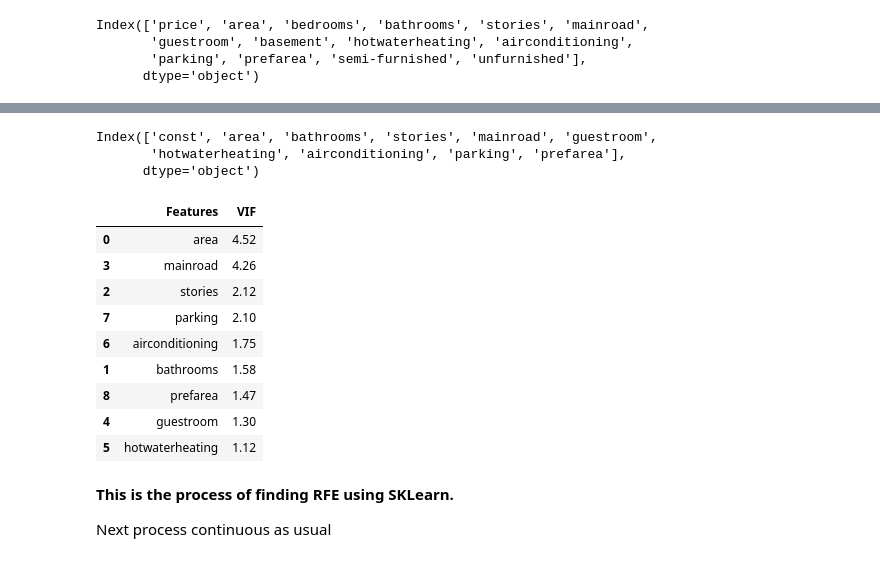
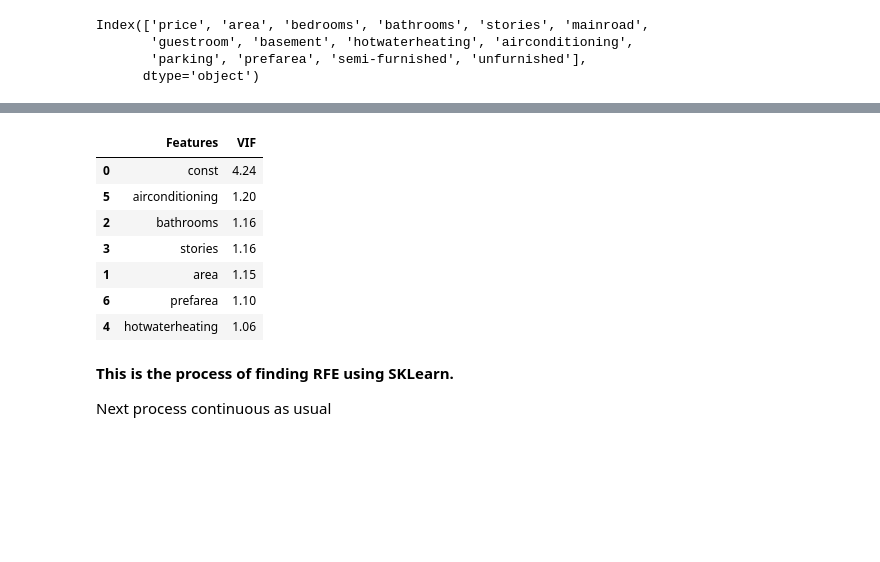
Before and after one commit to shruthisony/LinearRegression, a Jupyter notebook: Multiple_Linear_Regression.ipynb, the cells around one changed output, grey strips where cells are left out. Saved outputs shown, nothing was run; the diff lists cells and outputs as text; code cells hidden in the pictures; blank space fills up the shorter version.

```diff
--- a/Multiple_Linear_Regression.ipynb
+++ b/Multiple_Linear_Regression.ipynb
@@ -755,7 +748,7 @@ lm.fit(X_train, y_train)
 LinearRegression()
 # %%
 # running RFE
-rfe = RFE(estimator=lm, n_features_to_select=10)
+rfe = RFE(estimator=lm, n_features_to_select=6)
 rfe = rfe.fit(X_train, y_train)
 # %%
 #rfe.support_ -- This shows whether the column is supported or not
@@ -857,6 +819,0 @@ Notes:
-# %%
-X_train_new.columns
-# %% [output]
-Index(['const', 'area', 'bathrooms', 'stories', 'mainroad', 'guestroom',
-       'hotwaterheating', 'airconditioning', 'parking', 'prefarea'],
-      dtype='object')
@@ -865,25 +820,23 @@ X_train_new = X_train_new.drop(['const'], axis=1)
 # %%
 # Calculate the VIFs for the new model
 from statsmodels.stats.outliers_influence import variance_inflation_factor
 
 vif = pd.DataFrame()
-X = X_train_new
+X = X_train_rfe
 vif['Features'] = X.columns
 vif['VIF'] = [variance_inflation_factor(X.values, i) for i in range(X.shape[1])]
 vif['VIF'] = round(vif['VIF'], 2)
 vif = vif.sort_values(by = "VIF", ascending = False)
 vif
 # %% [output]
 |  | Features | VIF |
-| 0 | area | 4.52 |
-| 3 | mainroad | 4.26 |
-| 2 | stories | 2.12 |
-| 7 | parking | 2.10 |
-| 6 | airconditioning | 1.75 |
-| 1 | bathrooms | 1.58 |
-| 8 | prefarea | 1.47 |
-| 4 | guestroom | 1.30 |
-| 5 | hotwaterheating | 1.12 |
+| 0 | const | 4.24 |
+| 5 | airconditioning | 1.20 |
+| 2 | bathrooms | 1.16 |
+| 3 | stories | 1.16 |
+| 1 | area | 1.15 |
+| 6 | prefarea | 1.10 |
+| 4 | hotwaterheating | 1.06 |
 # %% [markdown]
 **This is the process of finding RFE using SKLearn.**
 
```
Also changed, not shown: parts of 27 cells of this notebook, 2 other files.
